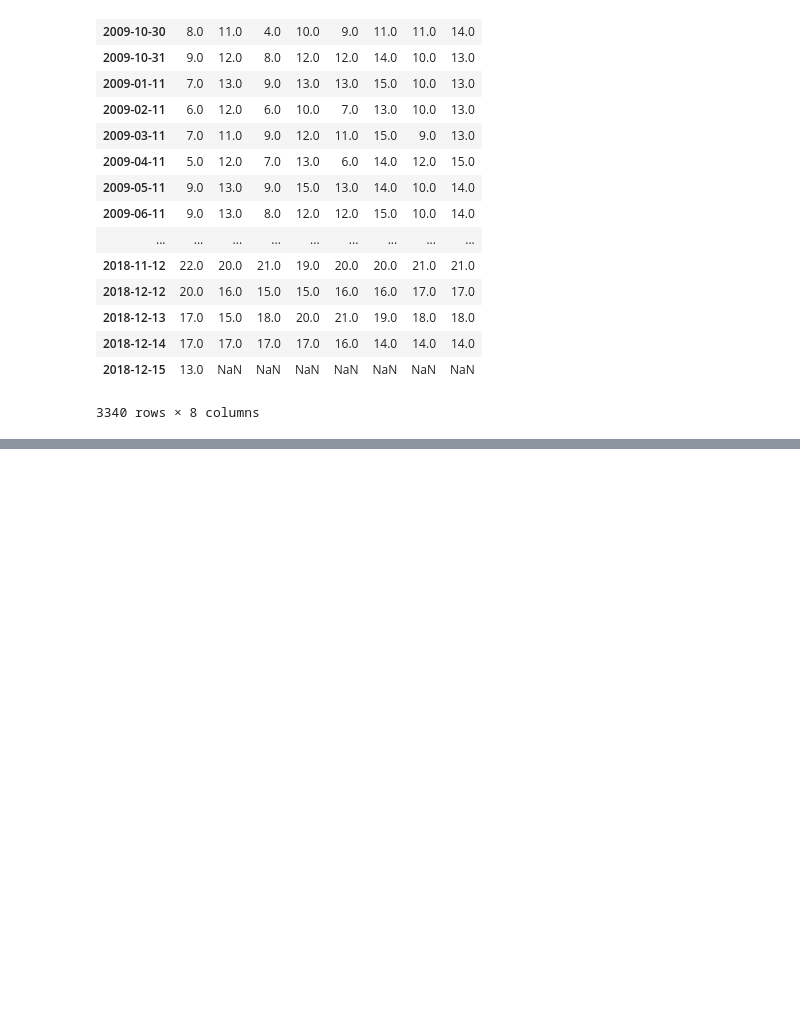
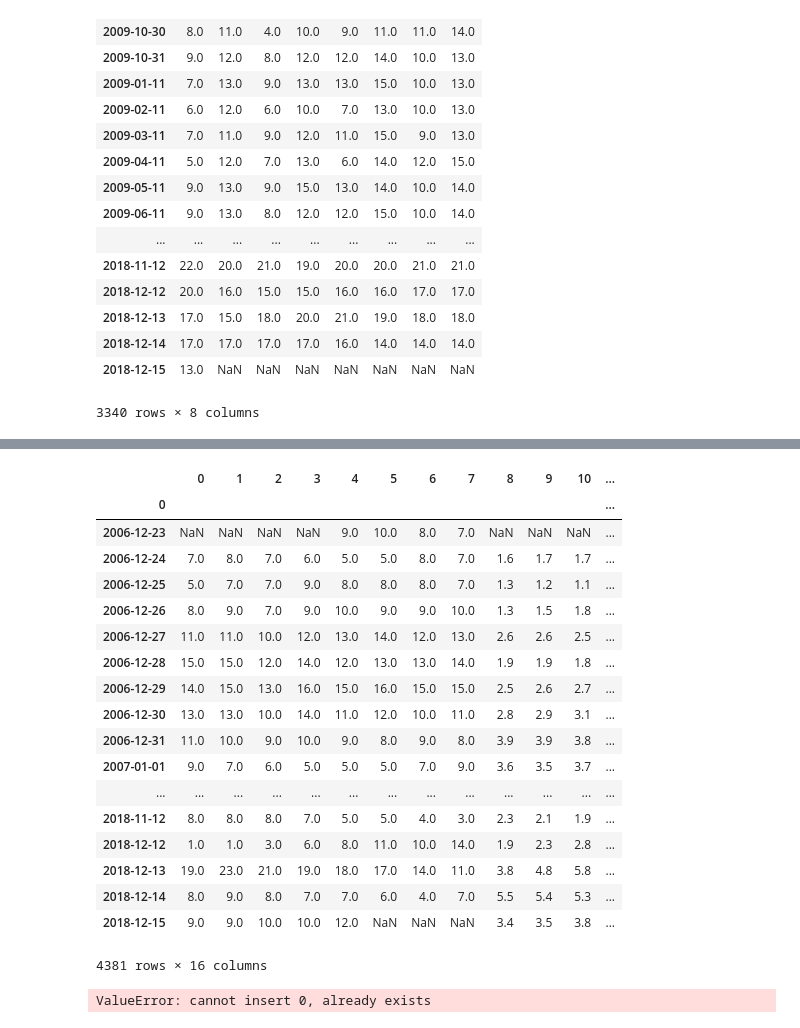
Before and after one commit to Leixb/B7_PE_WaveWind, a Jupyter notebook: notebook.ipynb, the cells around one changed output, grey strips where cells are left out. Saved outputs shown, nothing was run; the diff lists cells and outputs as text; code cells hidden in the pictures; blank space fills up the shorter version.

```diff
--- a/notebook.ipynb
+++ b/notebook.ipynb
@@ -100,3 +136,37 @@ jaws.describe()
 | 50% | 11.000000 | 11.000000 | 11.000000 | 12.000000 | 12.000000 | 12.000000 | 12.000000 | 12.000000 | 1.900000 | 1.900000 | ... |
 | 75% | 14.000000 | 14.000000 | 14.000000 | 15.000000 | 15.000000 | 15.000000 | 15.000000 | 15.000000 | 2.400000 | 2.400000 | ... |
 | max | 31.000000 | 32.000000 | 28.000000 | 26.000000 | 26.000000 | 26.000000 | 27.000000 | 29.000000 | 5.500000 | 5.800000 | ... |
+# %%
+df = nazare
+# %%
+df.columns = range(df.shape[1])
+# %%
+df
+# %% [output]
+|  | 0 | 1 | 2 | 3 | 4 | 5 | 6 | 7 | 8 | 9 | 10 | ... |
+| 0 |  |  |  |  |  |  |  |  |  |  |  | ... |
+| 2006-12-23 | NaN | NaN | NaN | NaN | 9.0 | 10.0 | 8.0 | 7.0 | NaN | NaN | NaN | ... |
+| 2006-12-24 | 7.0 | 8.0 | 7.0 | 6.0 | 5.0 | 5.0 | 8.0 | 7.0 | 1.6 | 1.7 | 1.7 | ... |
+| 2006-12-25 | 5.0 | 7.0 | 7.0 | 9.0 | 8.0 | 8.0 | 8.0 | 7.0 | 1.3 | 1.2 | 1.1 | ... |
+| 2006-12-26 | 8.0 | 9.0 | 7.0 | 9.0 | 10.0 | 9.0 | 9.0 | 10.0 | 1.3 | 1.5 | 1.8 | ... |
+| 2006-12-27 | 11.0 | 11.0 | 10.0 | 12.0 | 13.0 | 14.0 | 12.0 | 13.0 | 2.6 | 2.6 | 2.5 | ... |
+| 2006-12-28 | 15.0 | 15.0 | 12.0 | 14.0 | 12.0 | 13.0 | 13.0 | 14.0 | 1.9 | 1.9 | 1.8 | ... |
+| 2006-12-29 | 14.0 | 15.0 | 13.0 | 16.0 | 15.0 | 16.0 | 15.0 | 15.0 | 2.5 | 2.6 | 2.7 | ... |
+| 2006-12-30 | 13.0 | 13.0 | 10.0 | 14.0 | 11.0 | 12.0 | 10.0 | 11.0 | 2.8 | 2.9 | 3.1 | ... |
+| 2006-12-31 | 11.0 | 10.0 | 9.0 | 10.0 | 9.0 | 8.0 | 9.0 | 8.0 | 3.9 | 3.9 | 3.8 | ... |
+| 2007-01-01 | 9.0 | 7.0 | 6.0 | 5.0 | 5.0 | 5.0 | 7.0 | 9.0 | 3.6 | 3.5 | 3.7 | ... |
+| ... | ... | ... | ... | ... | ... | ... | ... | ... | ... | ... | ... | ... |
+| 2018-11-12 | 8.0 | 8.0 | 8.0 | 7.0 | 5.0 | 5.0 | 4.0 | 3.0 | 2.3 | 2.1 | 1.9 | ... |
+| 2018-12-12 | 1.0 | 1.0 | 3.0 | 6.0 | 8.0 | 11.0 | 10.0 | 14.0 | 1.9 | 2.3 | 2.8 | ... |
+| 2018-12-13 | 19.0 | 23.0 | 21.0 | 19.0 | 18.0 | 17.0 | 14.0 | 11.0 | 3.8 | 4.8 | 5.8 | ... |
+| 2018-12-14 | 8.0 | 9.0 | 8.0 | 7.0 | 7.0 | 6.0 | 4.0 | 7.0 | 5.5 | 5.4 | 5.3 | ... |
+| 2018-12-15 | 9.0 | 9.0 | 10.0 | 10.0 | 12.0 | NaN | NaN | NaN | 3.4 | 3.5 | 3.8 | ... |
+4381 rows × 16 columns
+# %%
+ (df.replace(0, np.nan)
+            .stack()
+            .reset_index()
+            .rename(columns={0:'val'})
+            .drop('level_2',1))
+# %% [output]
+ValueError: cannot insert 0, already exists
```
Also changed, not shown: parts of 8 cells of this notebook, 5 other files.
